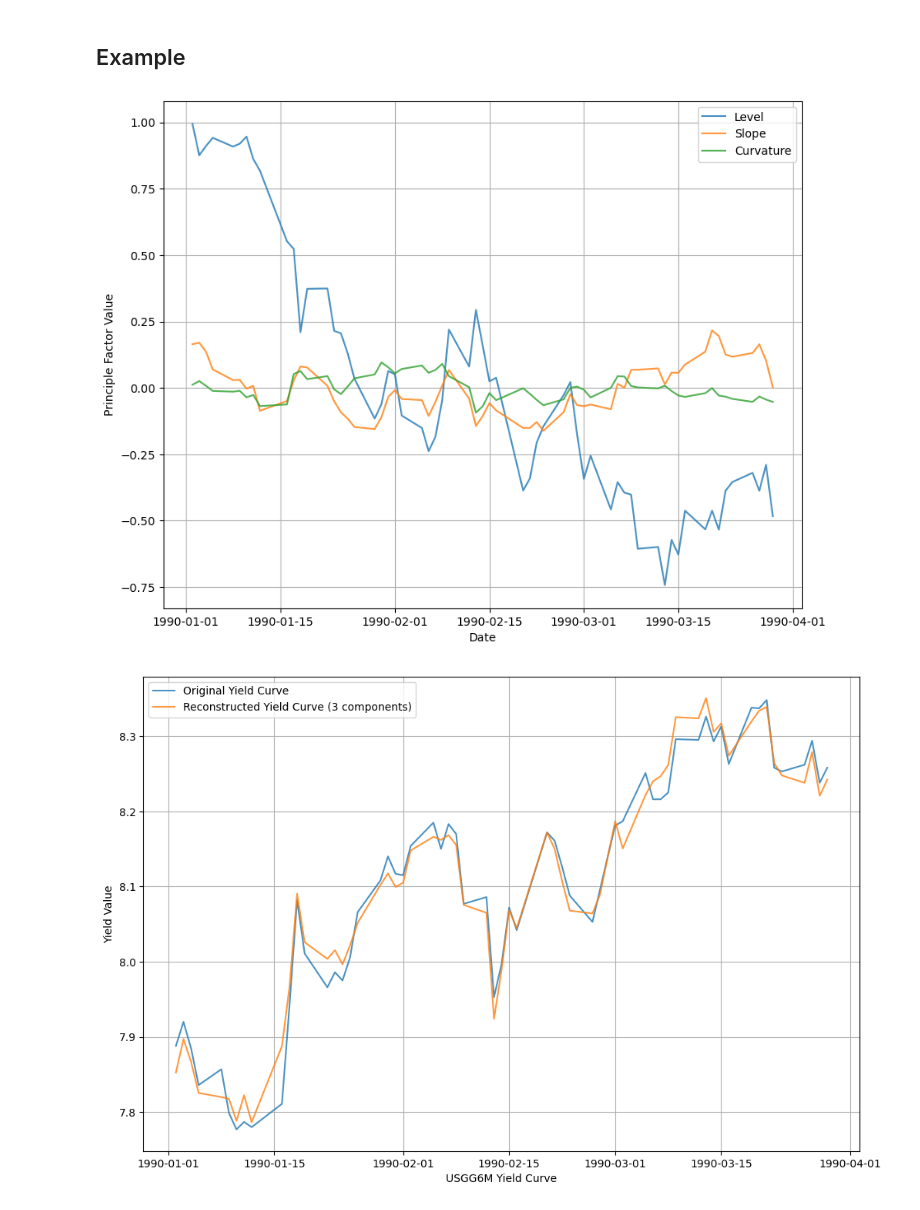
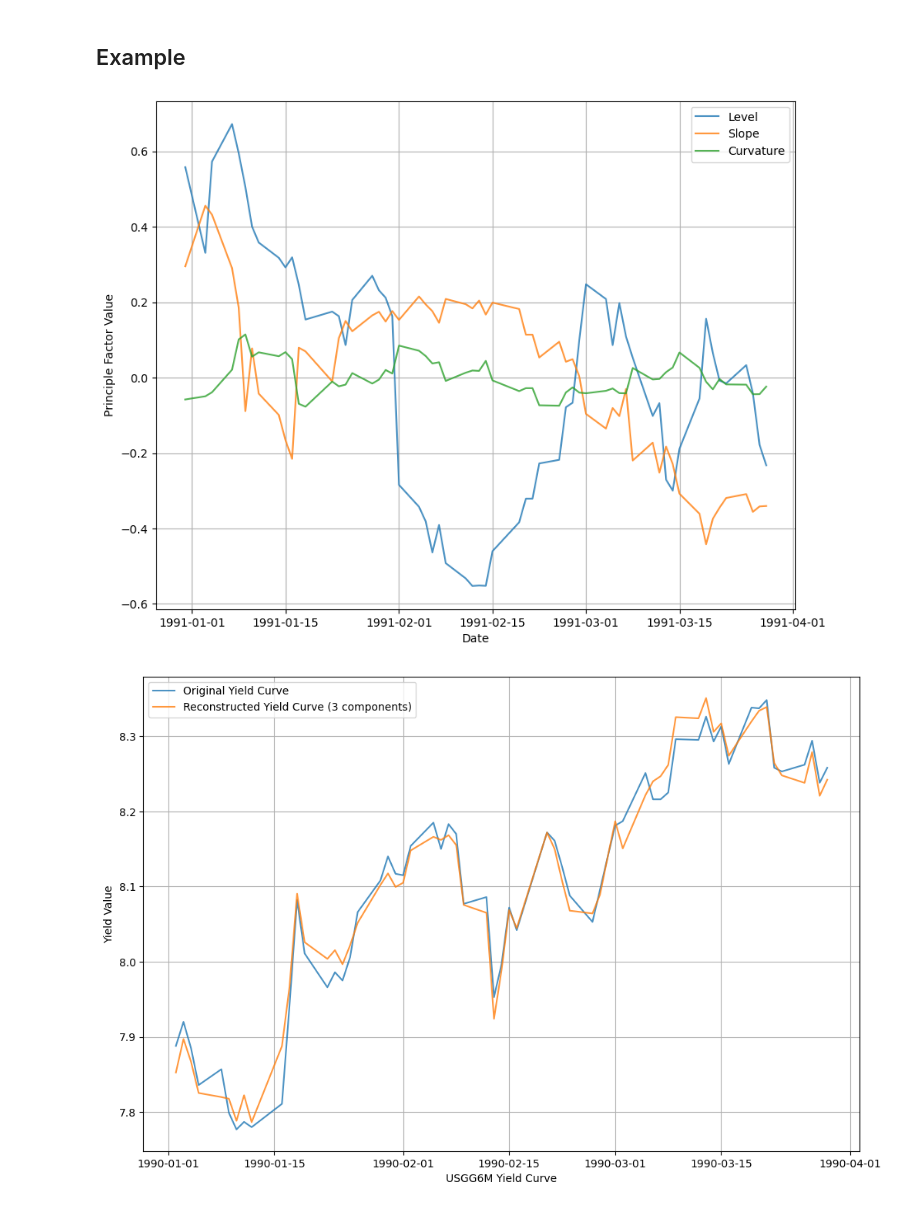
Before and after one commit to FanZixian/ECON_4200_GP, a Jupyter notebook: Bond_Decomposition.ipynb, the cells around one changed output. Cells and saved outputs as stored; diff of their text form; code cells hidden in the pictures.

```diff
--- a/Bond_Decomposition.ipynb
+++ b/Bond_Decomposition.ipynb
@@ -81,9 +81,9 @@ def PCA_dataframe_getter(idx):
 
     return example
 # %%
-df_0 = PCA_dataframe_getter(0)
+df_0 = PCA_dataframe_getter(4)
 # %% [output]
-[figure, old version]
+[figure, new version]
 # %%
 def yield_reconstruction(idx, col_name = 'USGG6M'):
     data_1 = PCA_results_reconstructed[idx]
```
Also changed, not shown: parts of 1 cell of this notebook, 4 other files.
